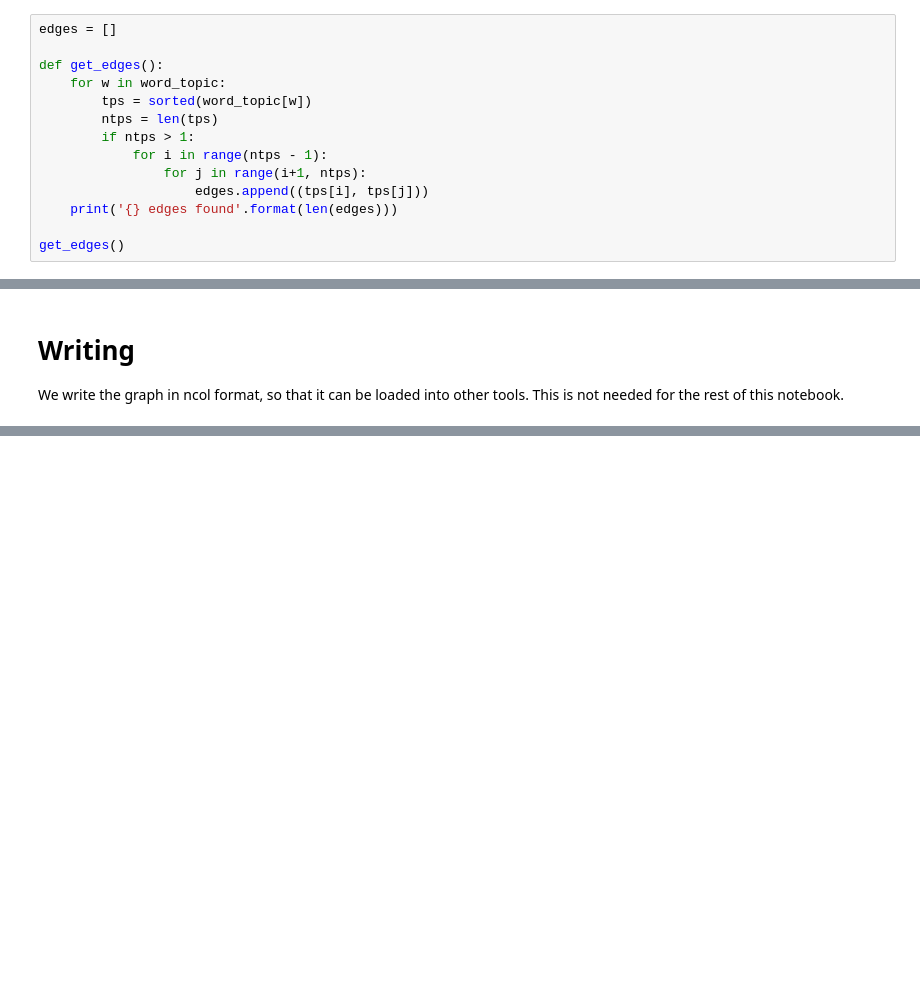
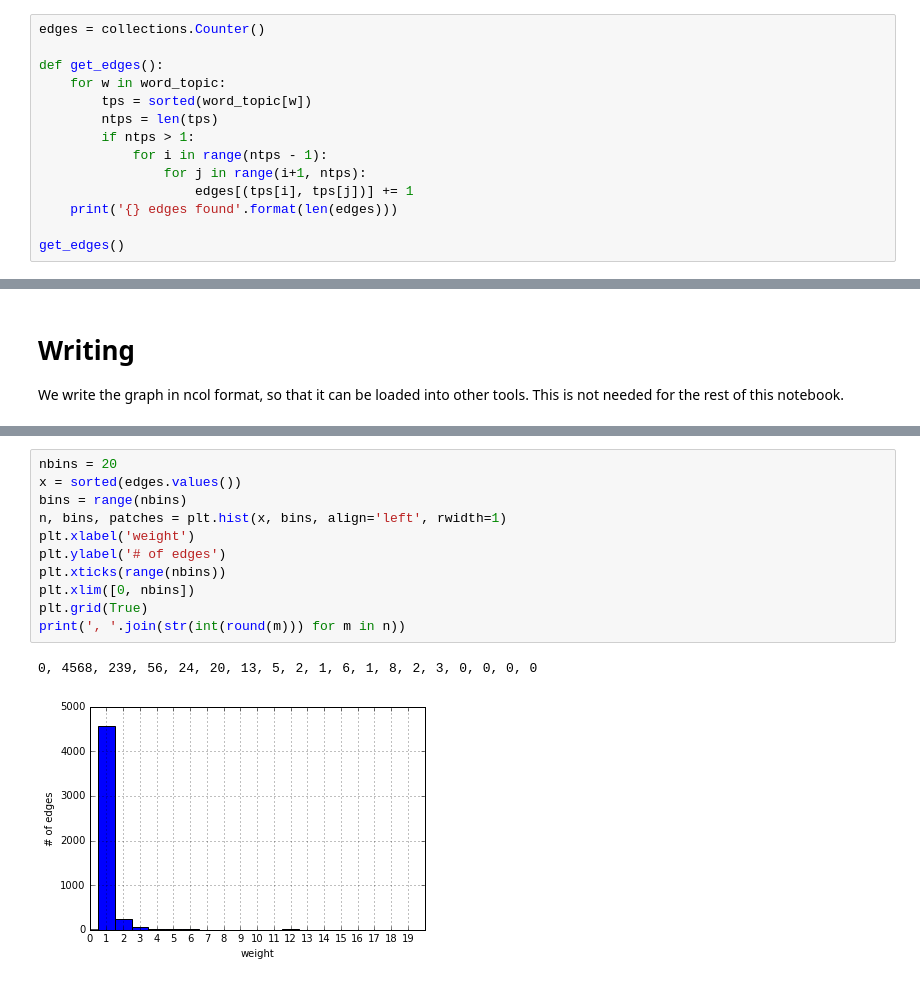
Before and after one commit to ETCBC/laf-fabric-nbs, a Jupyter notebook: topics/topic_viz.ipynb, the cells around one changed output, grey strips where cells are left out. Drawn from its saved outputs; the diff is of its cells as text; blank space fills up the shorter version.

```diff
--- a/topics/topic_viz.ipynb
+++ b/topics/topic_viz.ipynb
@@ -95,6 +98,6 @@ The method is: walk through all the words, pick the ones that belong to multiple
 every pair among those multiple topics.
 # %%
-edges = []
+edges = collections.Counter()
 
 def get_edges():
     for w in word_topic:
@@ -103,7 +106,7 @@ def get_edges():
         if ntps > 1:
             for i in range(ntps - 1):
                 for j in range(i+1, ntps):
-                    edges.append((tps[i], tps[j]))
+                    edges[(tps[i], tps[j])] += 1
     print('{} edges found'.format(len(edges)))
 
 get_edges()
@@ -163,0 +133,14 @@ nx.draw(g,
+# %%
+nbins = 20
+x = sorted(edges.values())
+bins = range(nbins)
+n, bins, patches = plt.hist(x, bins, align='left', rwidth=1)
+plt.xlabel('weight')
+plt.ylabel('# of edges')
+plt.xticks(range(nbins))
+plt.xlim([0, nbins])
+plt.grid(True)
+print(', '.join(str(int(round(m))) for m in n))
+# %% [output]
+0, 4568, 239, 56, 24, 20, 13, 5, 2, 1, 6, 1, 8, 2, 3, 0, 0, 0, 0
+[figure, added]
```
Also changed, not shown: parts of 35 cells of this notebook, 1 other file.
